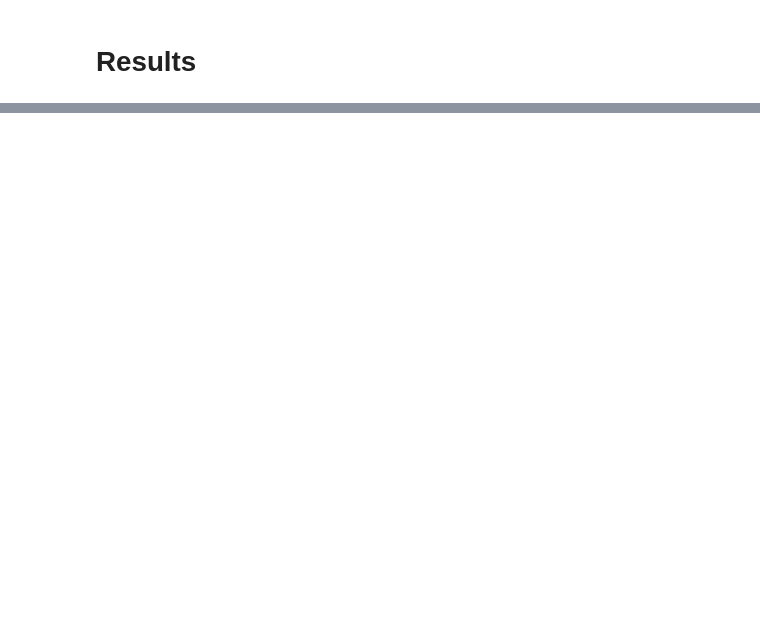
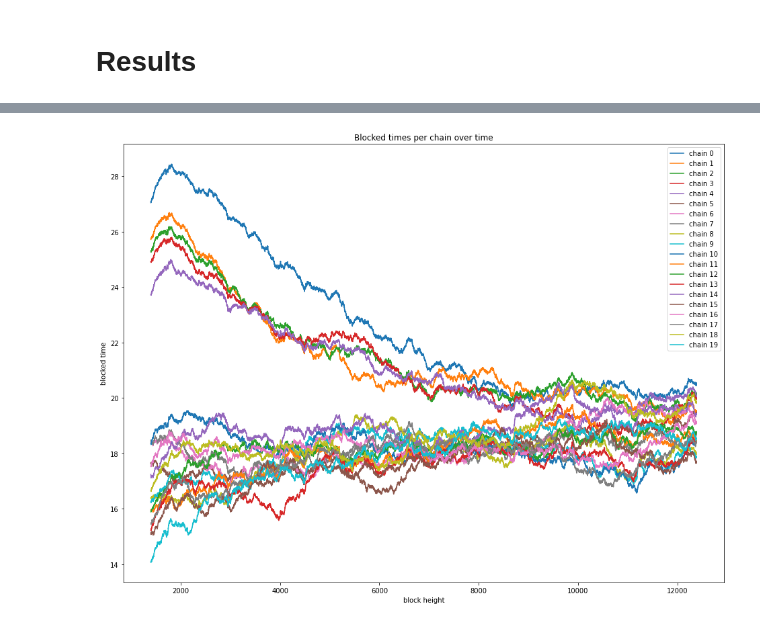
Before and after one commit to larskuhtz/ChainwebSimulations, a Jupyter notebook: DifficultyAdjustment.ipynb, the cells around one changed output, grey strips where cells are left out. Drawn from its saved outputs; the diff is of its cells as text; code cells hidden in the pictures; blank space fills up the shorter version.

```diff
--- a/DifficultyAdjustment.ipynb
+++ b/DifficultyAdjustment.ipynb
@@ -553,0 +621,14 @@ for i,(t,c) in enumerate(cs.items()):
+# %%
+# plot the blocked times over time using a moving average to reduce noise from the individual curves.
+#
+for k,v in dat["blocked times"].items():
+    df = pd.DataFrame(v)
+    df["mavg"] = df.rolling(window=1200).mean()
+    plt.plot(df["mavg"][1400:], label="chain %d" % k)
+plt.title("Blocked times per chain over time")
+plt.xlabel("block height")
+plt.ylabel("blocked time")
+plt.legend()
+plt.show()
+# %% [output]
+[figure, added]
```
Also changed, not shown: parts of 29 cells of this notebook.
